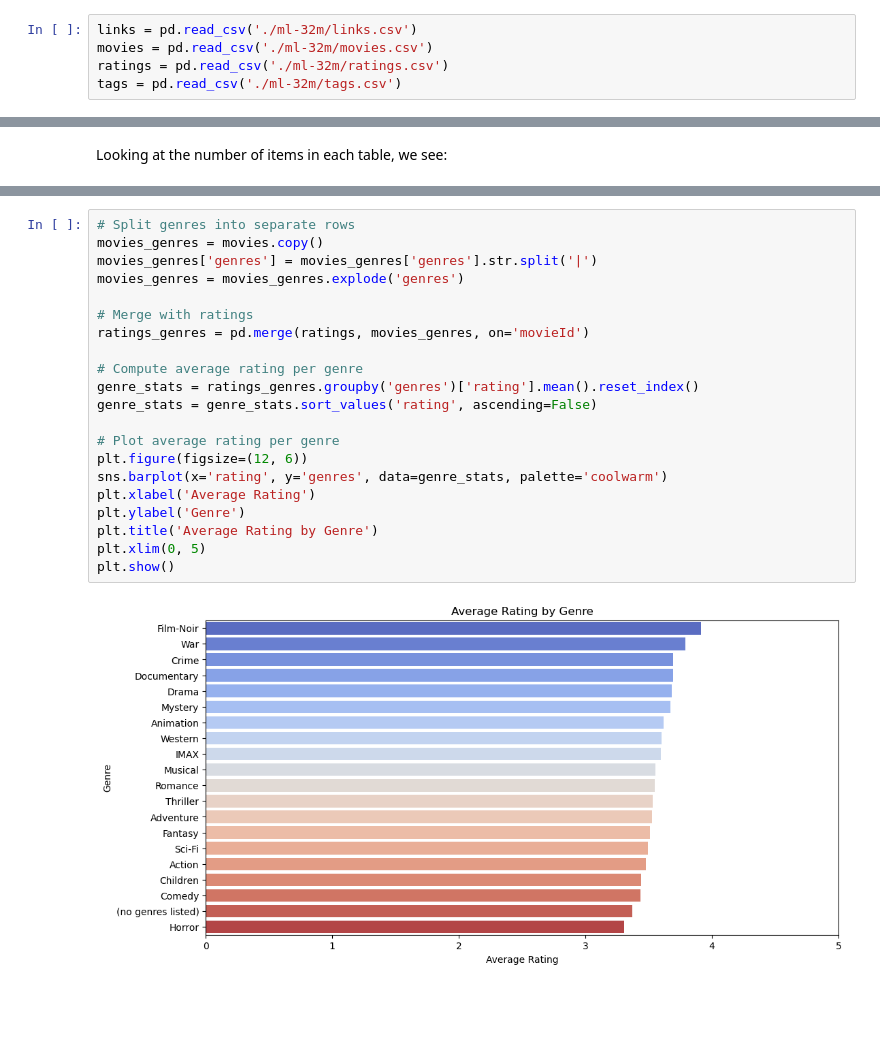
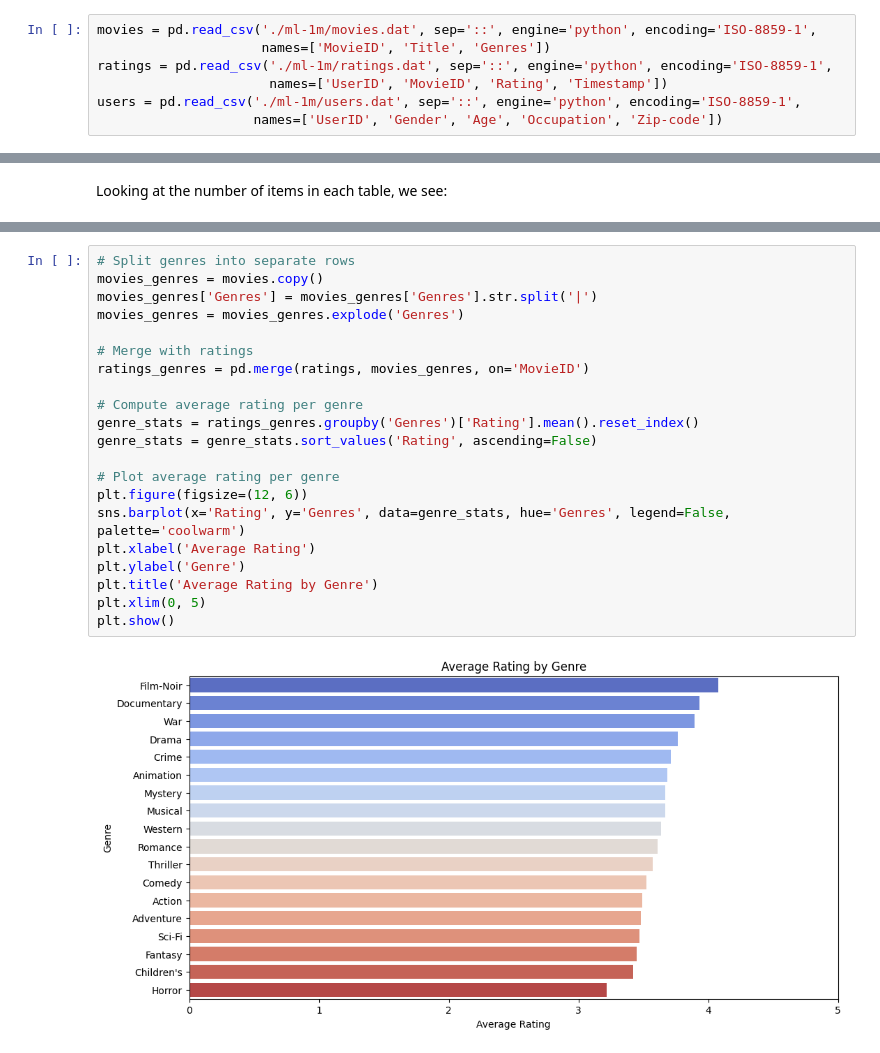
Before and after one commit to lorenzilipe/dsc210-data-mining, a Jupyter notebook: eda.ipynb, the cells around one changed output, grey strips where cells are left out. Drawn from its saved outputs; the diff is of its cells as text; blank space fills up the shorter version.

```diff
--- a/eda.ipynb
+++ b/eda.ipynb
@@ -10,10 +10,12 @@ from IPython.display import display, Markdown
 # %% [markdown]
 # Loading data
 # %%
-links = pd.read_csv('./ml-32m/links.csv')
-movies = pd.read_csv('./ml-32m/movies.csv')
-ratings = pd.read_csv('./ml-32m/ratings.csv')
-tags = pd.read_csv('./ml-32m/tags.csv')
+movies = pd.read_csv('./ml-1m/movies.dat', sep='::', engine='python', encoding='ISO-8859-1',
+                     names=['MovieID', 'Title', 'Genres'])
+ratings = pd.read_csv('./ml-1m/ratings.dat', sep='::', engine='python', encoding='ISO-8859-1',
+                      names=['UserID', 'MovieID', 'Rating', 'Timestamp'])
+users = pd.read_csv('./ml-1m/users.dat', sep='::', engine='python', encoding='ISO-8859-1',
+                    names=['UserID', 'Gender', 'Age', 'Occupation', 'Zip-code'])
 # %% [markdown]
 # EDA
 # %%
@@ -232,23 +268,23 @@ plt.show()
 # %%
 # Split genres into separate rows
 movies_genres = movies.copy()
-movies_genres['genres'] = movies_genres['genres'].str.split('|')
-movies_genres = movies_genres.explode('genres')
+movies_genres['Genres'] = movies_genres['Genres'].str.split('|')
+movies_genres = movies_genres.explode('Genres')
 
 # Merge with ratings
-ratings_genres = pd.merge(ratings, movies_genres, on='movieId')
+ratings_genres = pd.merge(ratings, movies_genres, on='MovieID')
 
 # Compute average rating per genre
-genre_stats = ratings_genres.groupby('genres')['rating'].mean().reset_index()
-genre_stats = genre_stats.sort_values('rating', ascending=False)
+genre_stats = ratings_genres.groupby('Genres')['Rating'].mean().reset_index()
+genre_stats = genre_stats.sort_values('Rating', ascending=False)
 
 # Plot average rating per genre
 plt.figure(figsize=(12, 6))
-sns.barplot(x='rating', y='genres', data=genre_stats, palette='coolwarm')
+sns.barplot(x='Rating', y='Genres', data=genre_stats, hue='Genres', legend=False, palette='coolwarm')
 plt.xlabel('Average Rating')
 plt.ylabel('Genre')
 plt.title('Average Rating by Genre')
 plt.xlim(0, 5)
 plt.show()
 # %% [output]
-[figure, old version]
+[figure, new version]
```
Also changed, not shown: parts of 11 cells of this notebook, 2 other files.
